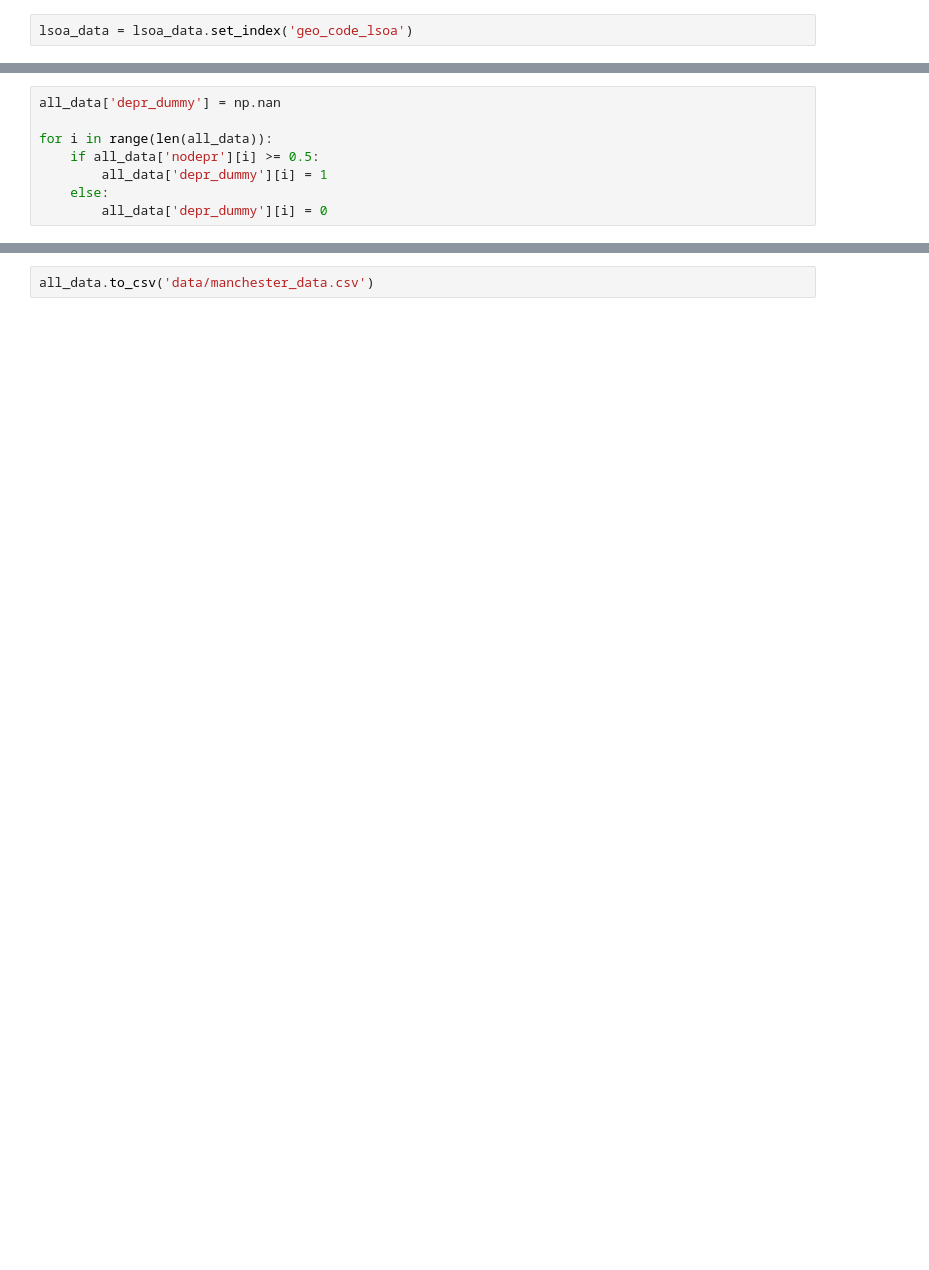
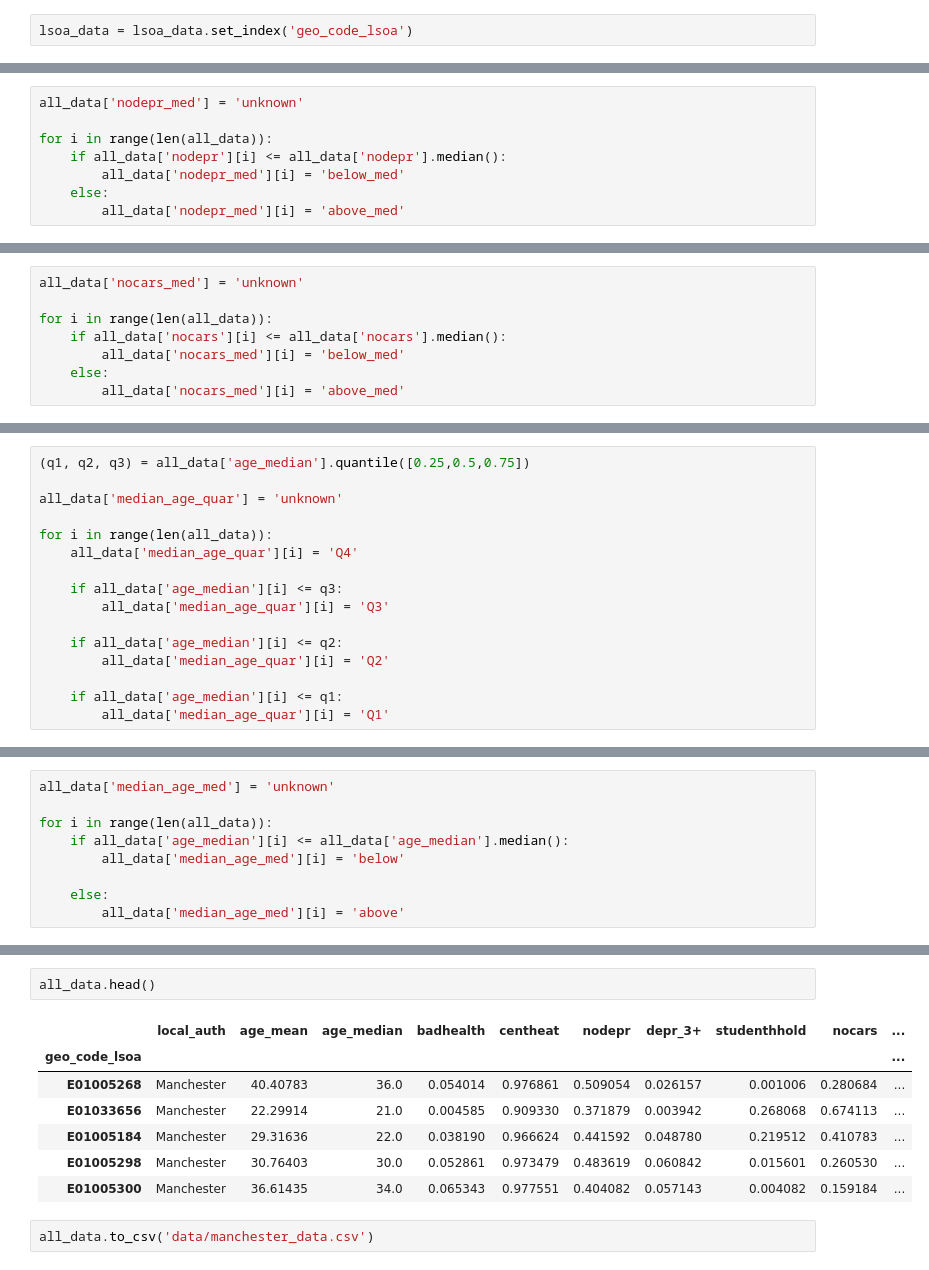
Before and after one commit to lena-kilian/JULV5000M_Liverpool, a Jupyter notebook: Manchester_2_Preprocessing.ipynb, the cells around one changed output, grey strips where cells are left out. Saved outputs shown, nothing was run; the diff lists cells and outputs as text; blank space fills up the shorter version.

```diff
--- a/Manchester_2_Preprocessing.ipynb
+++ b/Manchester_2_Preprocessing.ipynb
@@ -136,9 +156,9 @@ See the caveats in the documentation: http://pandas.pydata.org/pandas-docs/stabl
 # %%
-all_data['depr_dummy'] = np.nan
+all_data['nodepr_med'] = 'unknown'
 
 for i in range(len(all_data)):
-    if all_data['nodepr'][i] >= 0.5:
-        all_data['depr_dummy'][i] = 1
+    if all_data['nodepr'][i] <= all_data['nodepr'].median():
+        all_data['nodepr_med'][i] = 'below_med'
     else:
-        all_data['depr_dummy'][i] = 0
+        all_data['nodepr_med'][i] = 'above_med'
 # %% [output]
@@ -152,0 +206,8 @@ See the caveats in the documentation: http://pandas.pydata.org/pandas-docs/stabl
+# %%
+all_data['nocars_med'] = 'unknown'
+
+for i in range(len(all_data)):
+    if all_data['nocars'][i] <= all_data['nocars'].median():
+        all_data['nocars_med'][i] = 'below_med'
+    else:
+        all_data['nocars_med'][i] = 'above_med'
@@ -152,0 +223,16 @@ See the caveats in the documentation: http://pandas.pydata.org/pandas-docs/stabl
+# %%
+(q1, q2, q3) = all_data['age_median'].quantile([0.25,0.5,0.75])
+
+all_data['median_age_quar'] = 'unknown'
+
+for i in range(len(all_data)):
+    all_data['median_age_quar'][i] = 'Q4'
+
+    if all_data['age_median'][i] <= q3:
+        all_data['median_age_quar'][i] = 'Q3'
+
+    if all_data['age_median'][i] <= q2:
+        all_data['median_age_quar'][i] = 'Q2'
+
+    if all_data['age_median'][i] <= q1:
+        all_data['median_age_quar'][i] = 'Q1'
@@ -152,0 +256,9 @@ See the caveats in the documentation: http://pandas.pydata.org/pandas-docs/stabl
+# %%
+all_data['median_age_med'] = 'unknown'
+
+for i in range(len(all_data)):
+    if all_data['age_median'][i] <= all_data['age_median'].median():
+        all_data['median_age_med'][i] = 'below'
+
+    else:
+        all_data['median_age_med'][i] = 'above'
@@ -153,2 +273,12 @@ See the caveats in the documentation: http://pandas.pydata.org/pandas-docs/stabl
+# %%
+all_data.head()
+# %% [output]
+|  | local_auth | age_mean | age_median | badhealth | centheat | nodepr | depr_3+ | studenthhold | nocars | ... |
+| geo_code_lsoa |  |  |  |  |  |  |  |  |  | ... |
+| E01005268 | Manchester | 40.40783 | 36.0 | 0.054014 | 0.976861 | 0.509054 | 0.026157 | 0.001006 | 0.280684 | ... |
+| E01033656 | Manchester | 22.29914 | 21.0 | 0.004585 | 0.909330 | 0.371879 | 0.003942 | 0.268068 | 0.674113 | ... |
+| E01005184 | Manchester | 29.31636 | 22.0 | 0.038190 | 0.966624 | 0.441592 | 0.048780 | 0.219512 | 0.410783 | ... |
+| E01005298 | Manchester | 30.76403 | 30.0 | 0.052861 | 0.973479 | 0.483619 | 0.060842 | 0.015601 | 0.260530 | ... |
+| E01005300 | Manchester | 36.61435 | 34.0 | 0.065343 | 0.977551 | 0.404082 | 0.057143 | 0.004082 | 0.159184 | ... |
 # %%
 all_data.to_csv('data/manchester_data.csv')
```
Also changed, not shown: parts of 21 cells of this notebook, 1 other file.
